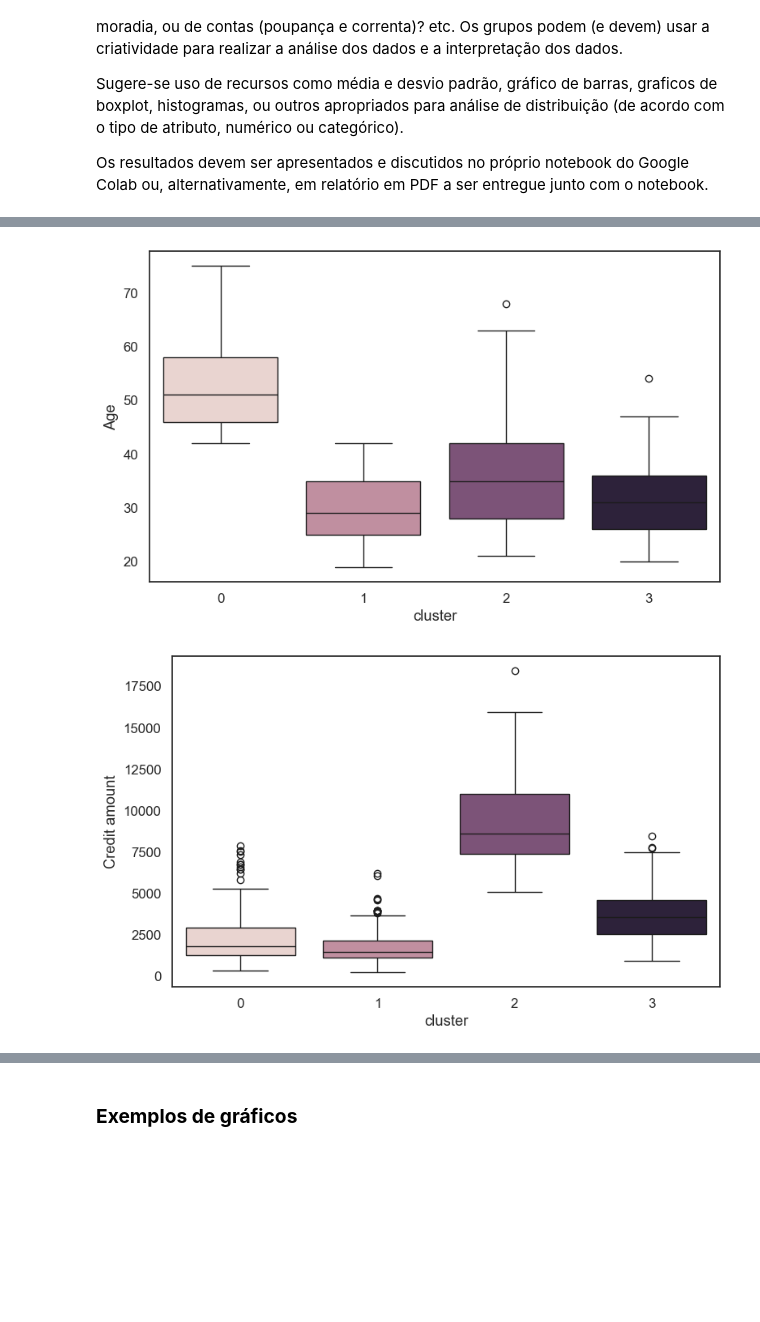
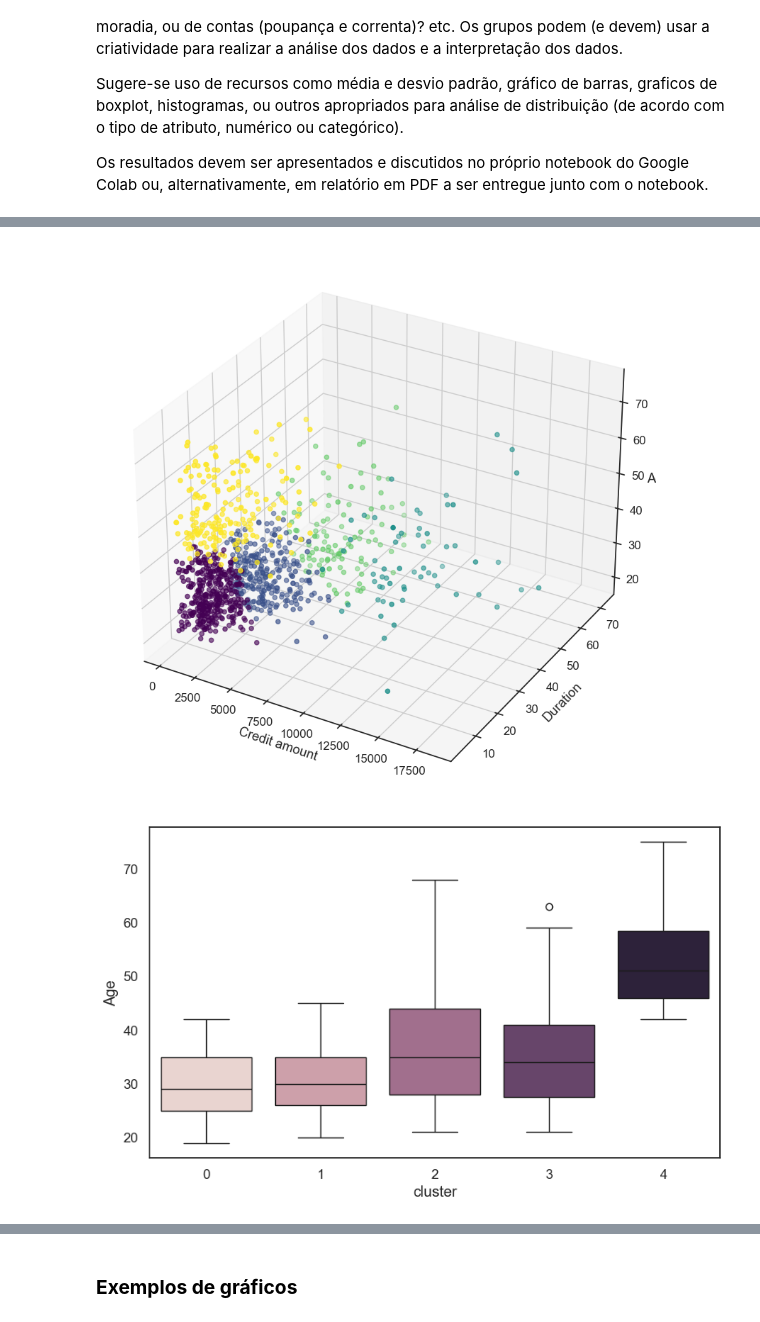
Before and after one commit to fsbertoglio/Machine-Learning-Labs, a Jupyter notebook: T2/T2_2023_02_Análise_de_agrupamentos_com_K_means.ipynb, the cells around one changed output, grey strips where cells are left out. Drawn from its saved outputs; the diff is of its cells as text; code cells hidden in the pictures; blank space fills up the shorter version.

```diff
--- a/T2/T2_2023_02_Análise_de_agrupamentos_com_K_means.ipynb
+++ b/T2/T2_2023_02_Análise_de_agrupamentos_com_K_means.ipynb
@@ -232,5 +232,5 @@ plt.plot(range(1,max_clusters),inertias, marker='o')
 # %%
-num_clusters = 4 #@param {type:"integer"}
+num_clusters = 5 #@param {type:"integer"}
 
 kmeans_final = KMeans(num_clusters)
 kmeans_final.fit(data_num_std)
@@ -331,8 +351,17 @@ max     54.000000    8471.000000   48.000000      3.0
 # %%
+## Visualizando kmeans 3d
+fig = plt.figure(figsize=(20,10))
+ax = fig.add_subplot(111, projection='3d')
+ax.scatter(data["Credit amount"], data["Duration"], data["Age"], c=labels, cmap='viridis')
+ax.set_xlabel("Credit amount")
+ax.set_ylabel("Duration")
+ax.set_zlabel("Age")
+plt.show()
+
 for column in data_num.columns:
     plt.figure(figsize=(8,5))
     sns.boxplot(x="cluster", y=column, data=clusters_config_original, legend=False, hue="cluster")
     plt.tight_layout()
 # %% [output]
-[figure, old version]
+[figure, new version]
-[figure, old version]
+[figure, new version]
```
Also changed, not shown: parts of 13 cells of this notebook, 1 other file.
